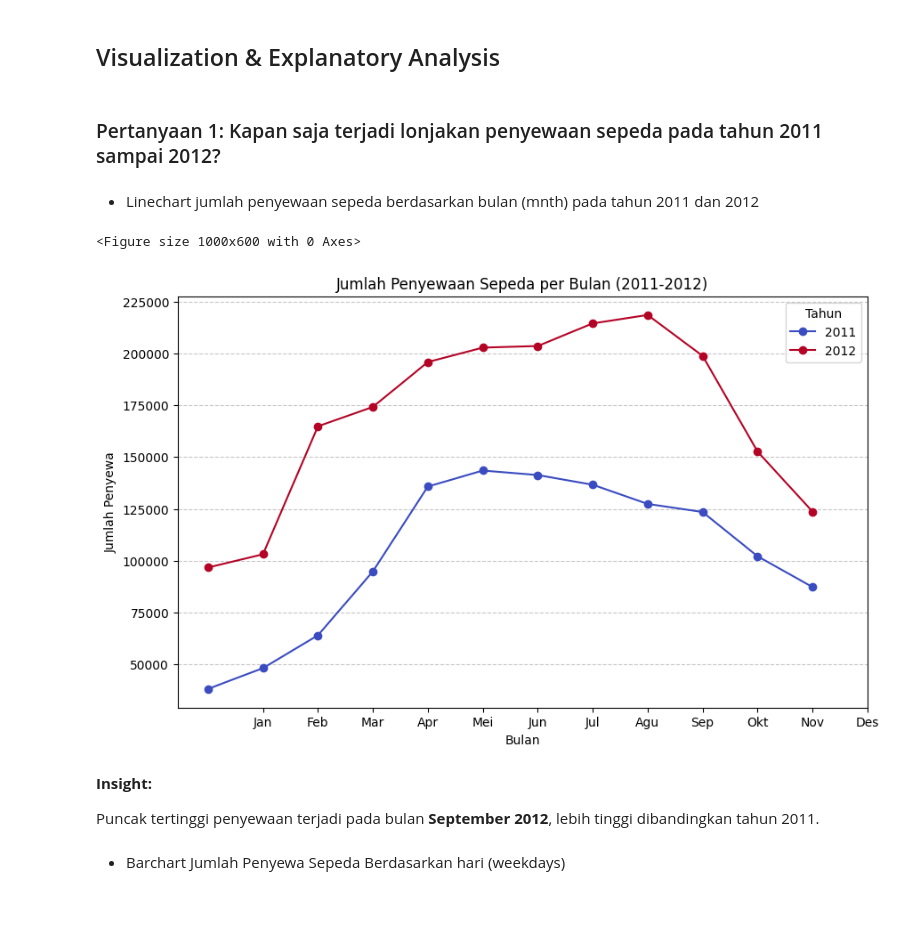
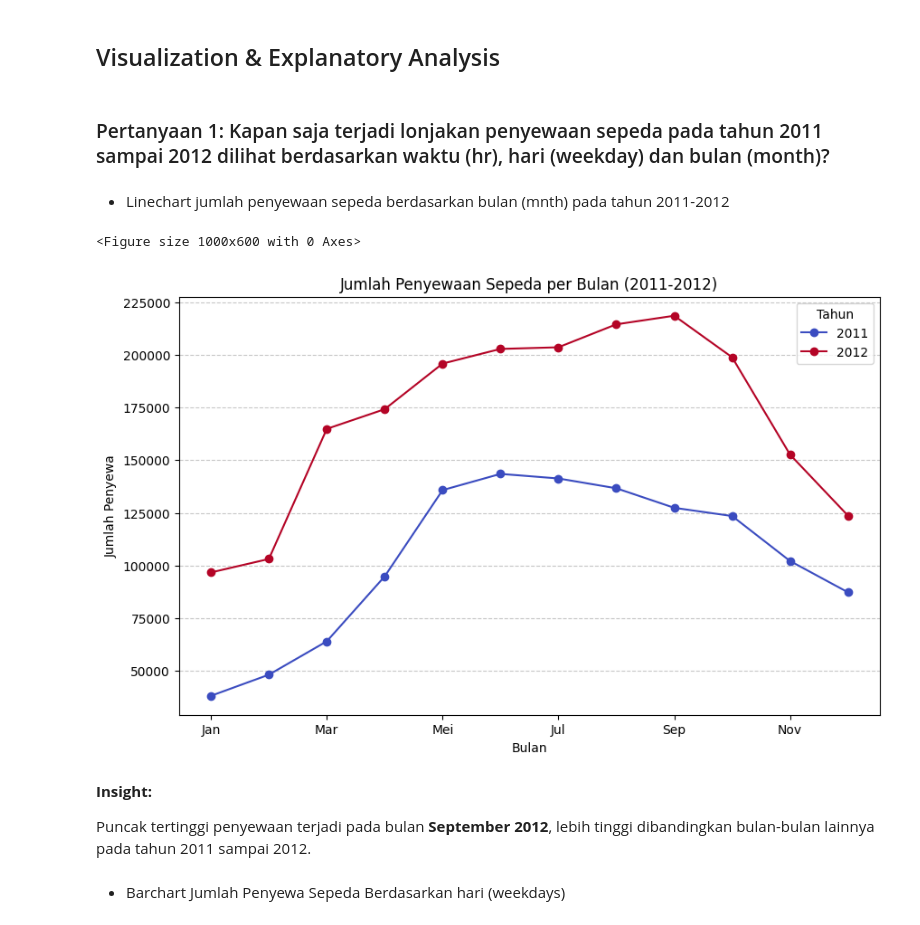
Before and after one commit to saftanafitri/bike-sharing, a Jupyter notebook: notebook.ipynb, the cells around one changed output. Saved outputs shown, nothing was run; the diff lists cells and outputs as text; code cells hidden in the pictures.

```diff
--- a/notebook.ipynb
+++ b/notebook.ipynb
@@ -390,29 +392,28 @@ Dari data terlihat bahwa musim sangat berpengaruh pada penyewaan sepeda
 # %% [markdown]
 ## Visualization & Explanatory Analysis
 # %% [markdown]
-### Pertanyaan 1: Kapan saja terjadi lonjakan penyewaan sepeda pada tahun 2011 sampai 2012?
+### Pertanyaan 1: Kapan saja terjadi lonjakan penyewaan sepeda pada tahun 2011 sampai 2012 dilihat berdasarkan waktu (hr), hari (weekday) dan bulan (month)?
 # %% [markdown]
-- Linechart jumlah penyewaan sepeda berdasarkan bulan (mnth) pada tahun 2011 dan 2012
+- Linechart jumlah penyewaan sepeda berdasarkan bulan (mnth) pada tahun 2011-2012
 # %%
 plt.figure(figsize=(10, 6))
 rent_by_month_year.plot(kind="line", marker="o", colormap="coolwarm", figsize=(10, 6))
 
-plt.xticks(ticks=range(1, 13), labels=["Jan", "Feb", "Mar", "Apr", "Mei", "Jun", "Jul", "Agu", "Sep", "Okt", "Nov", "Des"])
 plt.ylabel("Jumlah Penyewa")
 plt.xlabel("Bulan")
 plt.title("Jumlah Penyewaan Sepeda per Bulan (2011-2012)")
 
 plt.legend(["2011", "2012"], title="Tahun")
 
 plt.grid(axis="y", linestyle="--", alpha=0.7)
 plt.show()
 # %% [output]
 <Figure size 1000x600 with 0 Axes>
-[figure, old version]
+[figure, new version]
 # %% [markdown]
 **Insight:**
 
-Puncak tertinggi penyewaan terjadi pada bulan **September 2012**, lebih tinggi dibandingkan tahun 2011.
+Puncak tertinggi penyewaan terjadi pada bulan **September 2012**, lebih tinggi dibandingkan bulan-bulan lainnya pada tahun 2011 sampai 2012.
 # %% [markdown]
 - Barchart Jumlah Penyewa Sepeda Berdasarkan hari (weekdays)
 # %%
```
Also changed, not shown: parts of 21 cells of this notebook.
